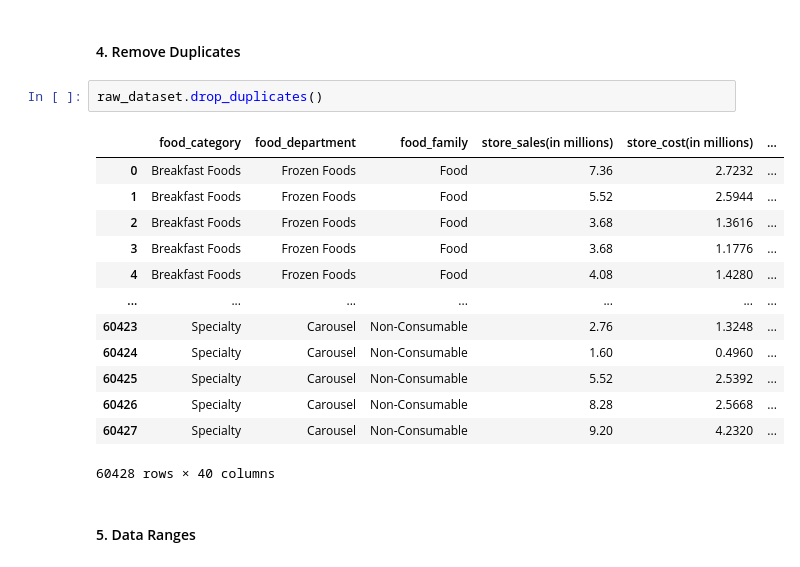
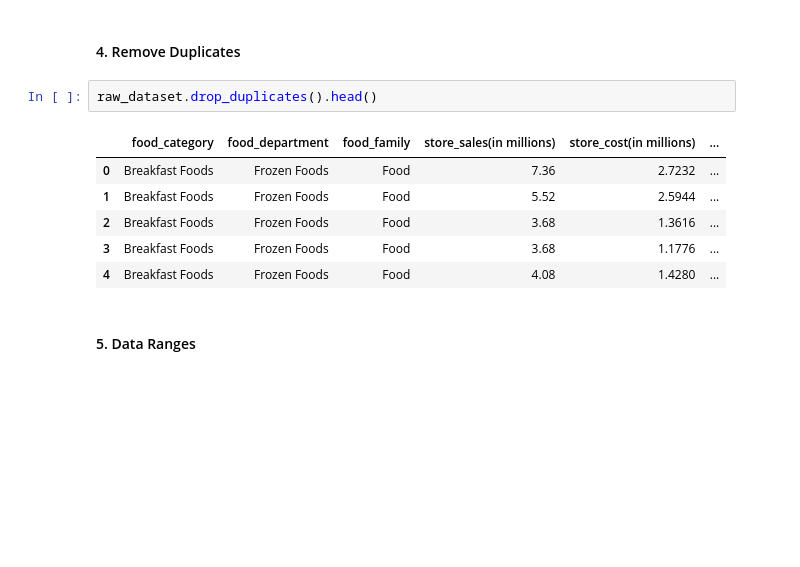
Before and after one commit to DandiMahendris/regression-model-cac, a Jupyter notebook: 01-pipeline.ipynb, the cells around one changed output. Drawn from its saved outputs; the diff is of its cells as text; blank space fills up the shorter version.

```diff
--- a/01-pipeline.ipynb
+++ b/01-pipeline.ipynb
@@ -107,21 +102,14 @@ dtype: bool
 # %% [markdown]
 #### 4. Remove Duplicates
 # %%
-raw_dataset.drop_duplicates()
+raw_dataset.drop_duplicates().head()
 # %% [output]
 |  | food_category | food_department | food_family | store_sales(in millions) | store_cost(in millions) | ... |
 | 0 | Breakfast Foods | Frozen Foods | Food | 7.36 | 2.7232 | ... |
 | 1 | Breakfast Foods | Frozen Foods | Food | 5.52 | 2.5944 | ... |
 | 2 | Breakfast Foods | Frozen Foods | Food | 3.68 | 1.3616 | ... |
 | 3 | Breakfast Foods | Frozen Foods | Food | 3.68 | 1.1776 | ... |
 | 4 | Breakfast Foods | Frozen Foods | Food | 4.08 | 1.4280 | ... |
-| ... | ... | ... | ... | ... | ... | ... |
-| 60423 | Specialty | Carousel | Non-Consumable | 2.76 | 1.3248 | ... |
-| 60424 | Specialty | Carousel | Non-Consumable | 1.60 | 0.4960 | ... |
-| 60425 | Specialty | Carousel | Non-Consumable | 5.52 | 2.5392 | ... |
-| 60426 | Specialty | Carousel | Non-Consumable | 8.28 | 2.5668 | ... |
-| 60427 | Specialty | Carousel | Non-Consumable | 9.20 | 4.2320 | ... |
-60428 rows × 40 columns
 # %% [markdown]
 #### 5. Data Ranges
 # %%
```
Also changed, not shown: parts of 1 cell of this notebook, 40 other files.
